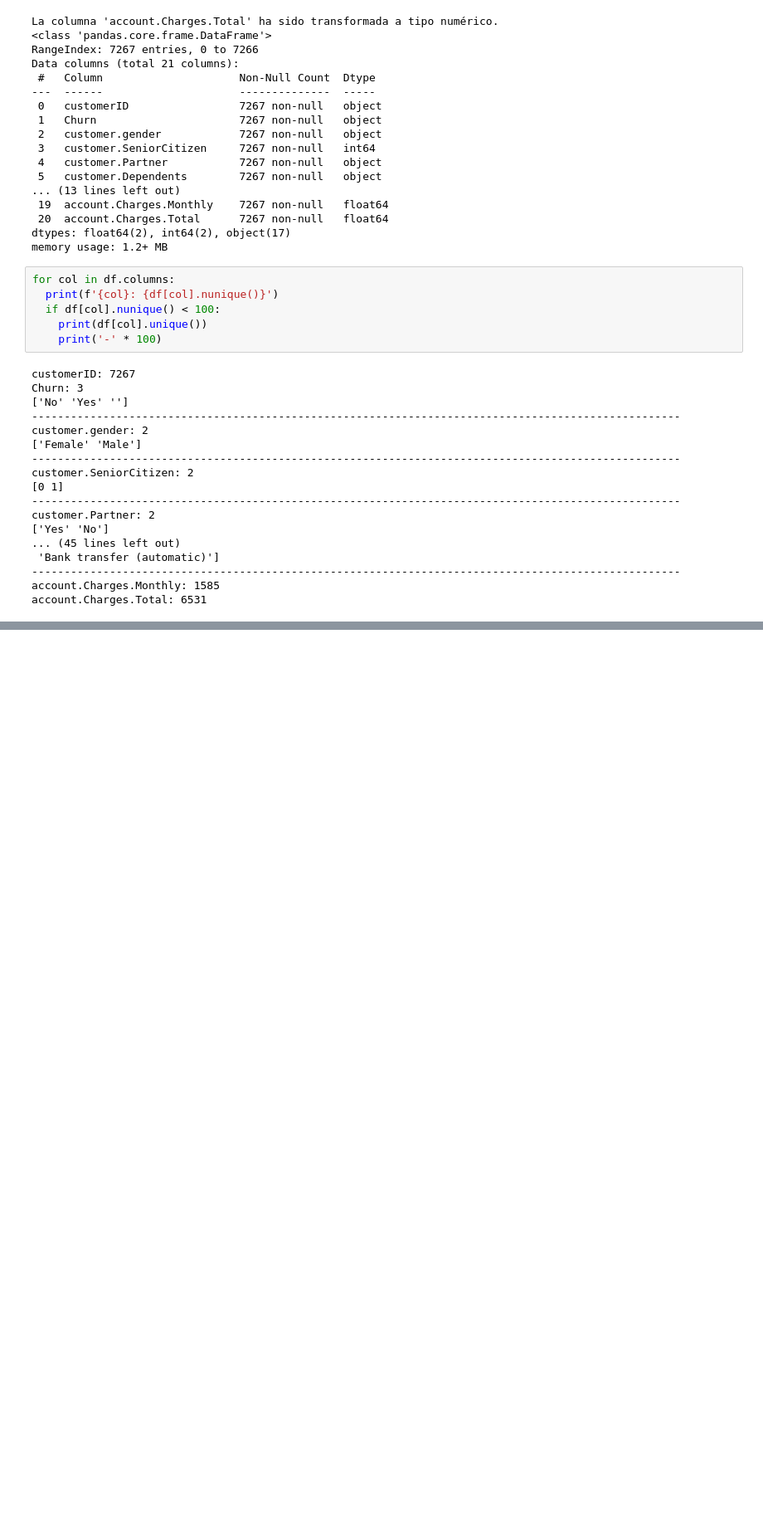
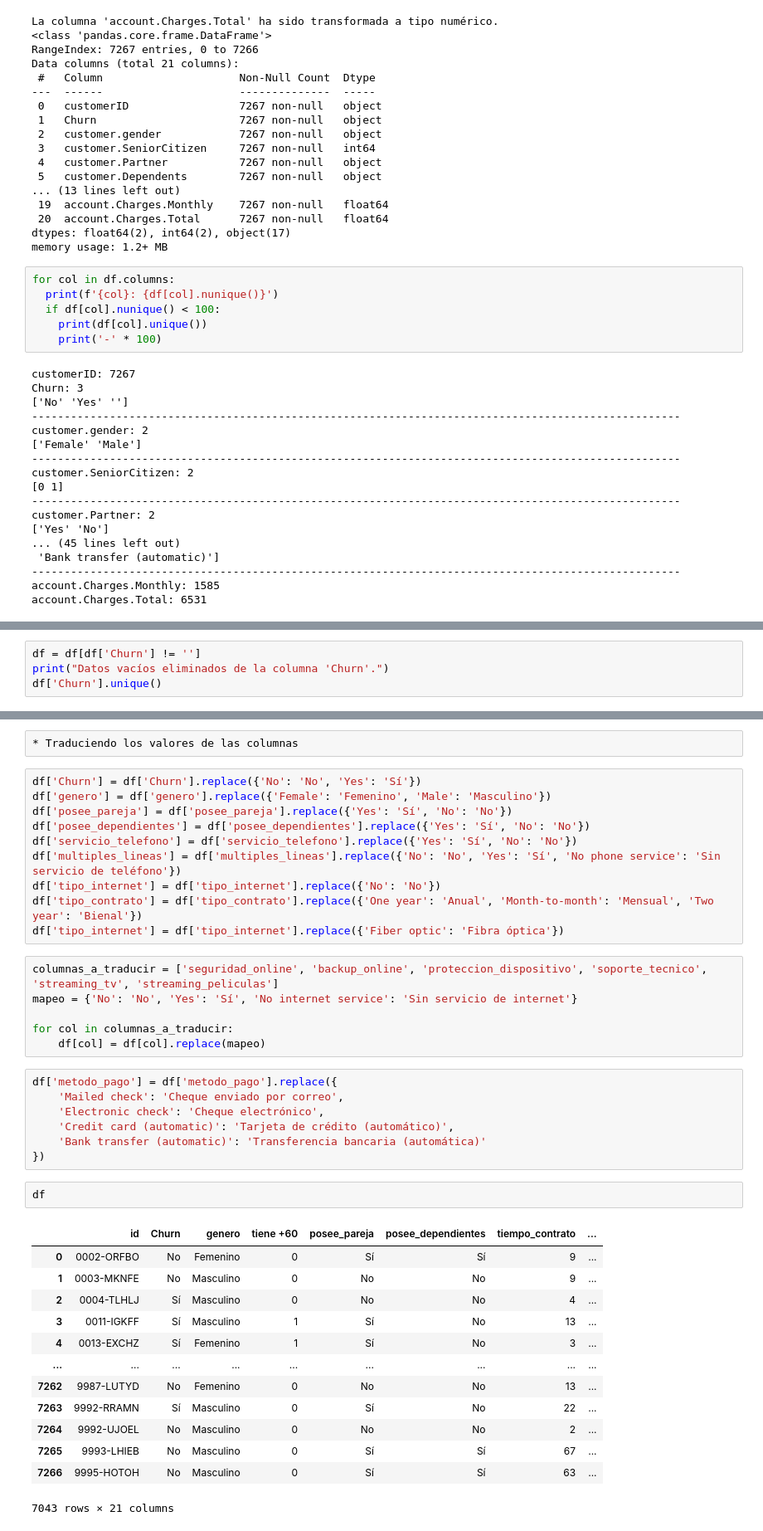
Before and after one commit to saithrr/Telecom_X_-SRR, a Jupyter notebook: TELECOM_X.ipynb, the cells around one changed output, grey strips where cells are left out. Shown at 83% size. Saved outputs shown, nothing was run; the diff lists cells and outputs as text; blank space fills up the shorter version.

```diff
--- a/TELECOM_X.ipynb
+++ b/TELECOM_X.ipynb
@@ -171,0 +178,4 @@ account.Charges.Total: 6531
+# %%
+df = df[df['Churn'] != '']
+print("Datos vacíos eliminados de la columna 'Churn'.")
+df['Churn'].unique()
@@ -171,0 +210,41 @@ account.Charges.Total: 6531
+# %%
+* Traduciendo los valores de las columnas
+# %%
+df['Churn'] = df['Churn'].replace({'No': 'No', 'Yes': 'Sí'})
+df['genero'] = df['genero'].replace({'Female': 'Femenino', 'Male': 'Masculino'})
+df['posee_pareja'] = df['posee_pareja'].replace({'Yes': 'Sí', 'No': 'No'})
+df['posee_dependientes'] = df['posee_dependientes'].replace({'Yes': 'Sí', 'No': 'No'})
+df['servicio_telefono'] = df['servicio_telefono'].replace({'Yes': 'Sí', 'No': 'No'})
+df['multiples_lineas'] = df['multiples_lineas'].replace({'No': 'No', 'Yes': 'Sí', 'No phone service': 'Sin servicio de teléfono'})
+df['tipo_internet'] = df['tipo_internet'].replace({'No': 'No'})
+df['tipo_contrato'] = df['tipo_contrato'].replace({'One year': 'Anual', 'Month-to-month': 'Mensual', 'Two year': 'Bienal'})
+df['tipo_internet'] = df['tipo_internet'].replace({'Fiber optic': 'Fibra óptica'})
+# %%
+columnas_a_traducir = ['seguridad_online', 'backup_online', 'proteccion_dispositivo', 'soporte_tecnico', 'streaming_tv', 'streaming_peliculas']
+mapeo = {'No': 'No', 'Yes': 'Sí', 'No internet service': 'Sin servicio de internet'}
+
+for col in columnas_a_traducir:
+    df[col] = df[col].replace(mapeo)
+# %%
+df['metodo_pago'] = df['metodo_pago'].replace({
+    'Mailed check': 'Cheque enviado por correo',
+    'Electronic check': 'Cheque electrónico',
+    'Credit card (automatic)': 'Tarjeta de crédito (automático)',
+    'Bank transfer (automatic)': 'Transferencia bancaria (automática)'
+})
+# %%
+df
+# %% [output]
+|  | id | Churn | genero | tiene +60 | posee_pareja | posee_dependientes | tiempo_contrato | ... |
+| 0 | 0002-ORFBO | No | Femenino | 0 | Sí | Sí | 9 | ... |
+| 1 | 0003-MKNFE | No | Masculino | 0 | No | No | 9 | ... |
+| 2 | 0004-TLHLJ | Sí | Masculino | 0 | No | No | 4 | ... |
+| 3 | 0011-IGKFF | Sí | Masculino | 1 | Sí | No | 13 | ... |
+| 4 | 0013-EXCHZ | Sí | Femenino | 1 | Sí | No | 3 | ... |
+| ... | ... | ... | ... | ... | ... | ... | ... | ... |
+| 7262 | 9987-LUTYD | No | Femenino | 0 | No | No | 13 | ... |
+| 7263 | 9992-RRAMN | Sí | Masculino | 0 | Sí | No | 22 | ... |
+| 7264 | 9992-UJOEL | No | Masculino | 0 | No | No | 2 | ... |
+| 7265 | 9993-LHIEB | No | Masculino | 0 | Sí | Sí | 67 | ... |
+| 7266 | 9995-HOTOH | No | Masculino | 0 | Sí | Sí | 63 | ... |
+7043 rows × 21 columns
```
Also changed, not shown: parts of 7 cells of this notebook.
